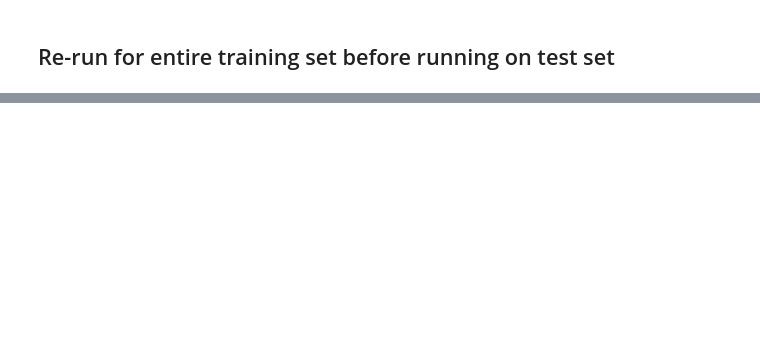
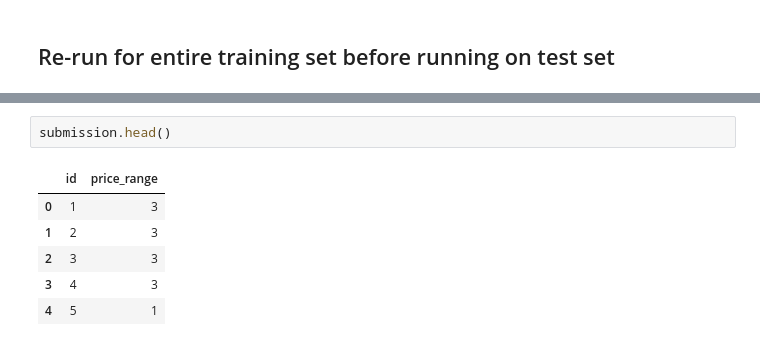
Before and after one commit to kaledev/MobilePriceClassification, a Jupyter notebook: MobilePriceClassification.ipynb, the cells around one changed output, grey strips where cells are left out. Drawn from its saved outputs; the diff is of its cells as text; blank space fills up the shorter version.

```diff
--- a/MobilePriceClassification.ipynb
+++ b/MobilePriceClassification.ipynb
@@ -267,0 +547,9 @@ sns.countplot(x='price_range',data=submission,palette='RdBu_r')
+# %%
+submission.head()
+# %% [output]
+|  | id | price_range |
+| 0 | 1 | 3 |
+| 1 | 2 | 3 |
+| 2 | 3 | 3 |
+| 3 | 4 | 3 |
+| 4 | 5 | 1 |
```
Also changed, not shown: parts of 62 cells of this notebook.
